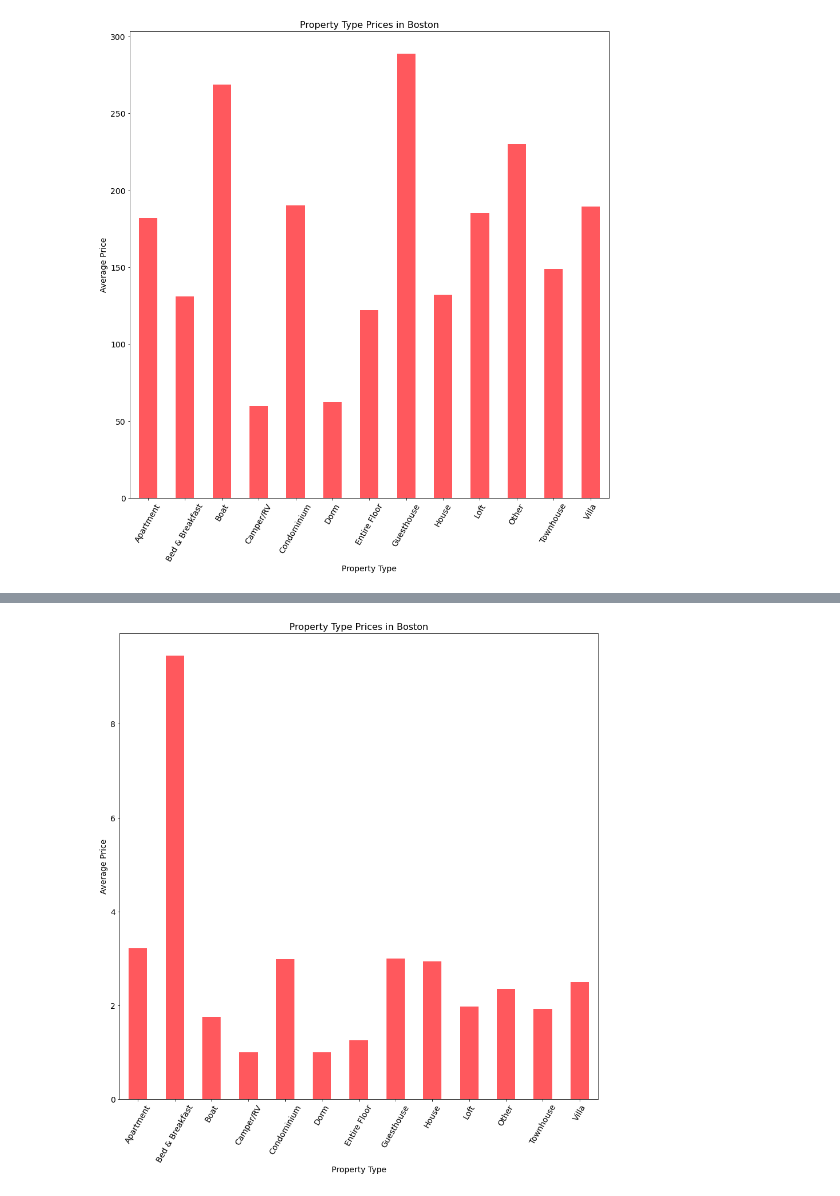
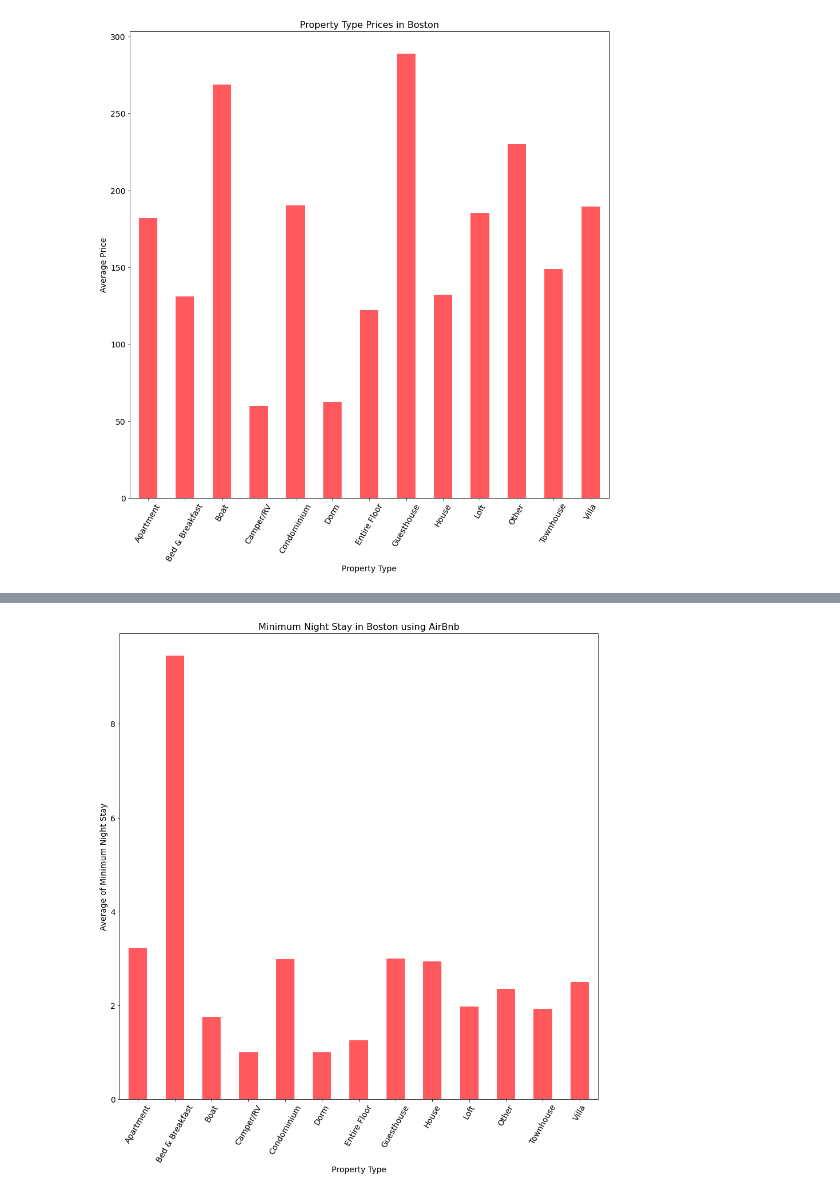
Before and after one commit to waqar-ahmed91/AirBnb-Boston-Data-Analysis, a Jupyter notebook: Boston AirBnB.ipynb, the cells around one changed output, grey strips where cells are left out. Drawn from its saved outputs; the diff is of its cells as text; code cells hidden in the pictures.

```diff
--- a/Boston AirBnB.ipynb
+++ b/Boston AirBnB.ipynb
@@ -407,9 +538,9 @@ plt.tick_params(labelsize=14);
 # %%
 min_nights.plot.bar(figsize=(15,15), color='#FF585D');
-plt.title('Property Type Prices in Boston', fontsize=16);
+plt.title('Minimum Night Stay in Boston using AirBnb', fontsize=16);
 plt.xlabel('Property Type', fontsize=14);
-plt.ylabel('Average Price', fontsize=14);
+plt.ylabel('Average of Minimum Night Stay', fontsize=14);
 plt.xticks(rotation = 60);
 plt.tick_params(labelsize=14);
 # %% [output]
-[figure, old version]
+[figure, new version]
```
Also changed, not shown: parts of 29 cells of this notebook, 1 other file.
